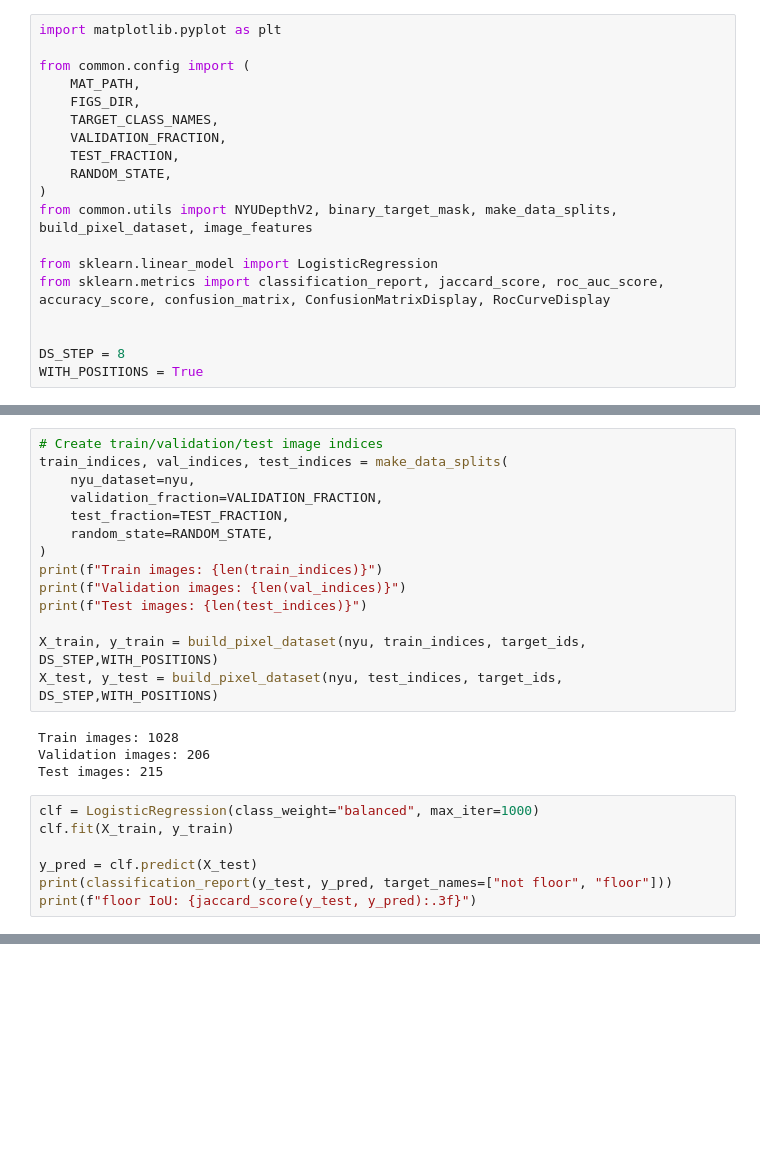
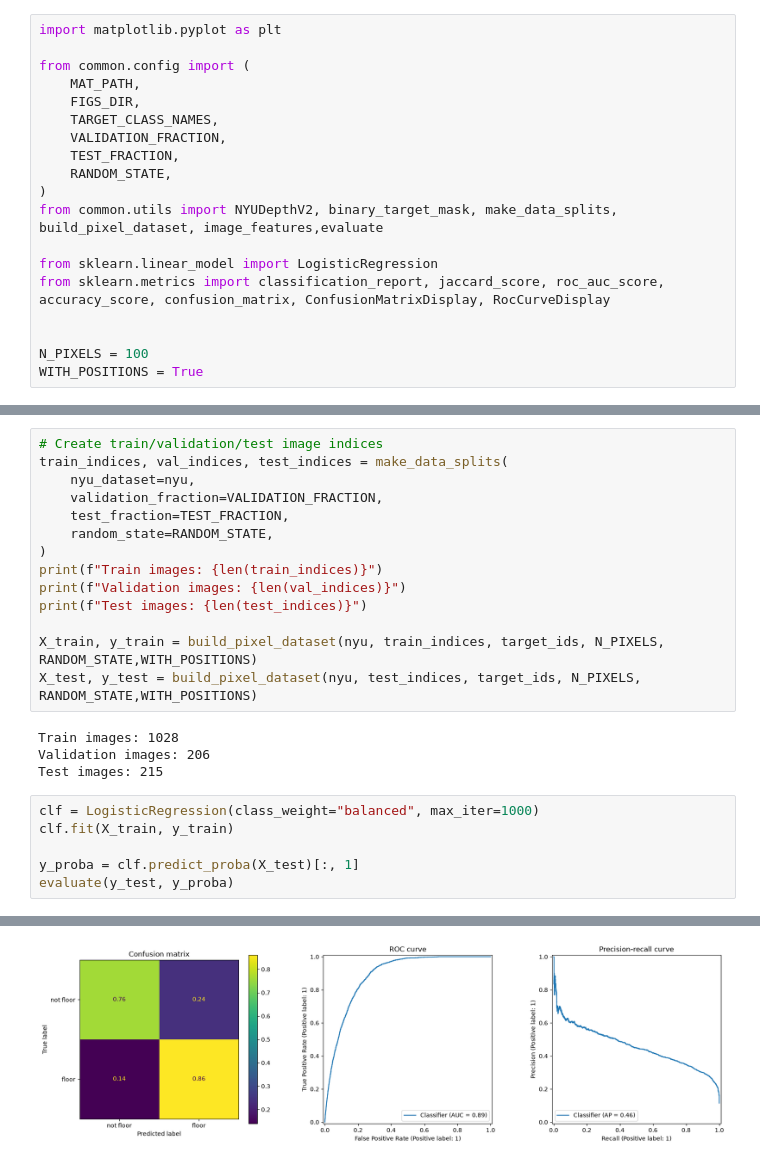
Before and after one commit to slymachenko/indoor-semantic-segmentation, a Jupyter notebook: notebooks/logistic_classifier_rgbxy.ipynb, the cells around one changed output, grey strips where cells are left out. Saved outputs shown, nothing was run; the diff lists cells and outputs as text; blank space fills up the shorter version.

Commit message:
UPD: cnn without position done, fixes

```diff
--- a/notebooks/logistic_classifier_rgbxy.ipynb
+++ b/notebooks/logistic_classifier_rgbxy.ipynb
@@ -13,13 +13,13 @@ from common.config import (
     TEST_FRACTION,
     RANDOM_STATE,
 )
-from common.utils import NYUDepthV2, binary_target_mask, make_data_splits, build_pixel_dataset, image_features
+from common.utils import NYUDepthV2, binary_target_mask, make_data_splits, build_pixel_dataset, image_features,evaluate
 
 from sklearn.linear_model import LogisticRegression
 from sklearn.metrics import classification_report, jaccard_score, roc_auc_score, accuracy_score, confusion_matrix, ConfusionMatrixDisplay, RocCurveDisplay
 
 
-DS_STEP = 8
+N_PIXELS = 100
 WITH_POSITIONS = True
 # %%
 nyu = NYUDepthV2(MAT_PATH)
@@ -36,8 +36,8 @@ print(f"Train images: {len(train_indices)}")
 print(f"Validation images: {len(val_indices)}")
 print(f"Test images: {len(test_indices)}")
 
-X_train, y_train = build_pixel_dataset(nyu, train_indices, target_ids, DS_STEP,WITH_POSITIONS)
-X_test, y_test = build_pixel_dataset(nyu, test_indices, target_ids, DS_STEP,WITH_POSITIONS)
+X_train, y_train = build_pixel_dataset(nyu, train_indices, target_ids, N_PIXELS, RANDOM_STATE,WITH_POSITIONS)
+X_test, y_test = build_pixel_dataset(nyu, test_indices, target_ids, N_PIXELS, RANDOM_STATE,WITH_POSITIONS)
 # %% [output]
 Train images: 1028
 Validation images: 206
@@ -46,7 +46,6 @@ Test images: 215
 clf = LogisticRegression(class_weight="balanced", max_iter=1000)
 clf.fit(X_train, y_train)
 
-y_pred = clf.predict(X_test)
-print(classification_report(y_test, y_pred, target_names=["not floor", "floor"]))
-print(f"floor IoU: {jaccard_score(y_test, y_pred):.3f}")
+y_proba = clf.predict_proba(X_test)[:, 1]
+evaluate(y_test, y_proba)
 # %% [output]
@@ -62,0 +64 @@ floor IoU: 0.310
+[figure, added]
```
Also changed, not shown: parts of 3 cells of this notebook, 4 other files.
